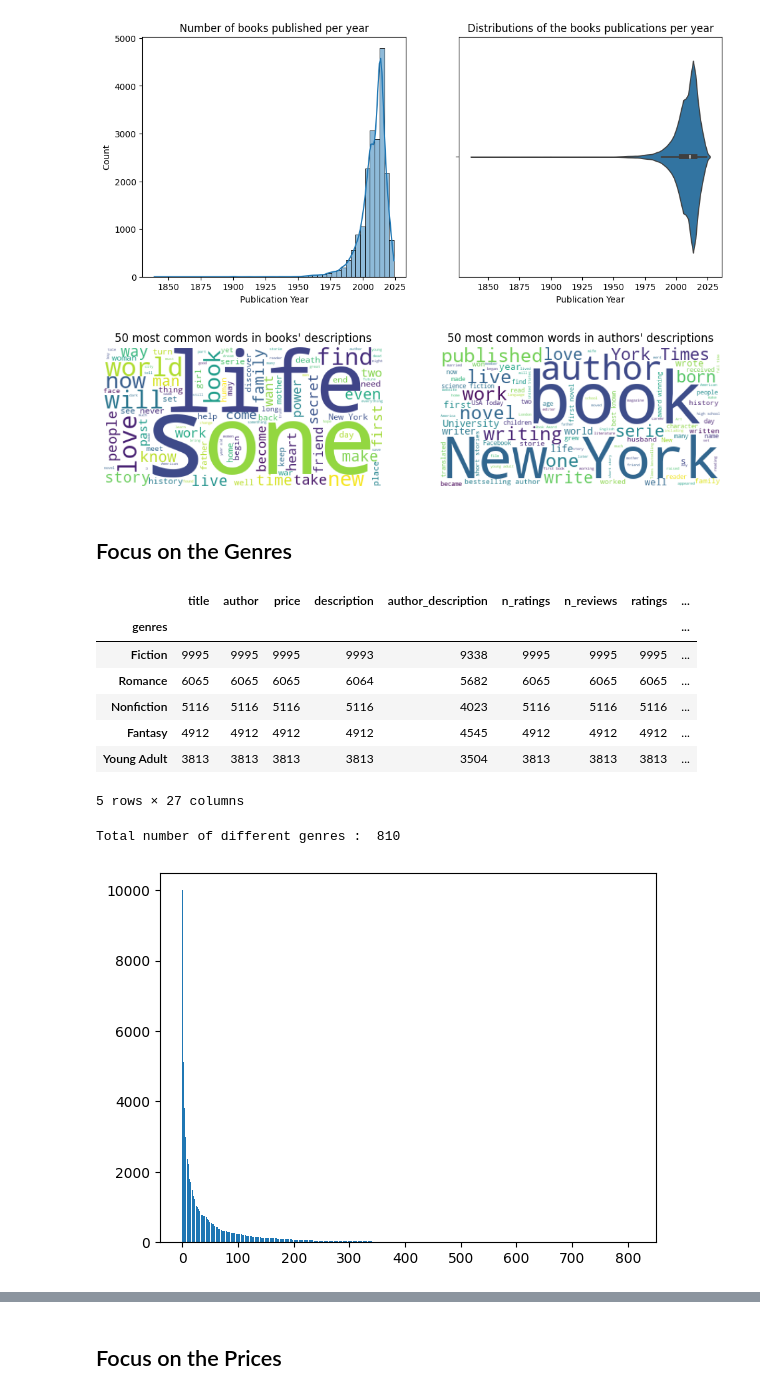
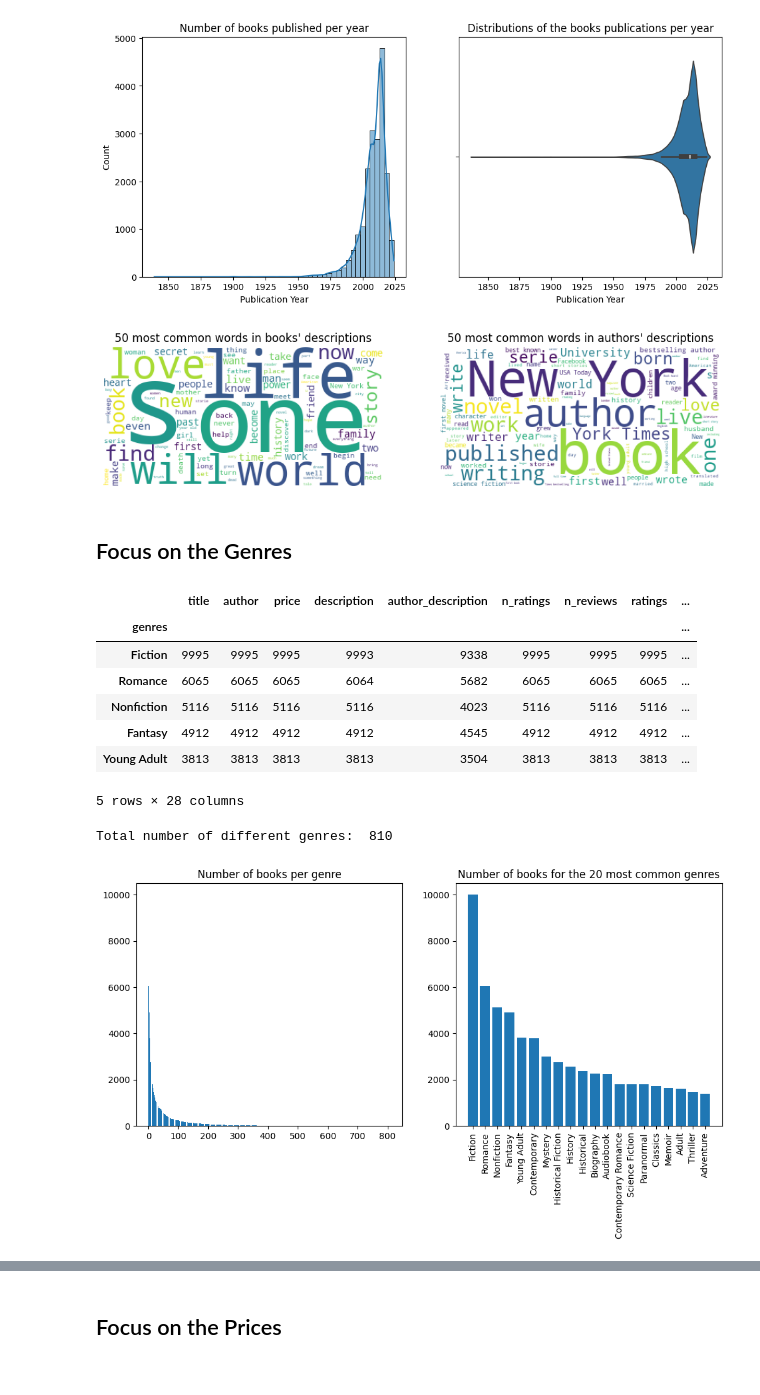
Before and after one commit to Ethan2541/Projet-DALAS, a Jupyter notebook: src/eda.ipynb, the cells around one changed output, grey strips where cells are left out. Cells and saved outputs as stored; diff of their text form; code cells hidden in the pictures.

```diff
--- a/src/eda.ipynb
+++ b/src/eda.ipynb
@@ -23,7 +18,9 @@ Before exploring our data, it is crucial to first clean it and remove any duplic
 # %%
 df = pd.read_csv("./../data/goodreads_data.csv", converters={"genres": lambda x: x[1:-1].split(",")})
 df["publication_date"] = pd.to_datetime(df["published"].apply(lambda x: " ".join(str(x).split()[:3])), errors="coerce")
-df["publication_year"] = df["publication_date"].dt.year.astype("Int64")
+df["publication_year"] = df["publication_date"].dt.year.astype("float")
+df["n_pages"] = df["pages_format"].apply(lambda x: int(x.split()[0]) if x.split()[0].isdigit() else np.nan).astype("float")
+df["format"] = df["pages_format"].apply(lambda x: x.replace("Kindle Edition", "Kindle").split()[-1].lower() if x.replace("Kindle Edition", "Kindle").split()[-1].lower() in ["hardcover", "paperback", "ebook", "audiobook", "audio", "cd", "kindle"] else "other").astype("category")
 
 dic_rating = {1: "one_star", 2: "two_stars", 3: "three_stars", 4: "four_stars", 5: "five_stars"}
 for key, value in dic_rating.items():
@@ -145,7 +307,7 @@ plt.axis("off")
 
 plt.show()
 # %% [output]
-[figure, old version]
+[figure, new version]
 # %% [markdown]
 ## Focus on the Genres
 # %%
@@ -165,16 +327,27 @@ genres_number_of_books.head(5)
 | Nonfiction | 5116 | 5116 | 5116 | 5116 | 4023 | 5116 | 5116 | 5116 | ... |
 | Fantasy | 4912 | 4912 | 4912 | 4912 | 4545 | 4912 | 4912 | 4912 | ... |
 | Young Adult | 3813 | 3813 | 3813 | 3813 | 3504 | 3813 | 3813 | 3813 | ... |
-5 rows × 27 columns
+5 rows × 28 columns
 # %%
 genres_list = np.unique(df_genres["genres"])
-print("Total number of different genres : ", len(genres_list))
+print("Total number of different genres: ", len(genres_list))
 
 genres_dict = {genre: i for i, genre in enumerate(genres_list)}
 genres_counts = df_genres["genres"].value_counts()
 
+plt.subplots(1, 2, figsize=(12, 5))
+
+plt.subplot(1, 2, 1)
+plt.title("Number of books per genre")
 plt.bar(x=np.arange(len(genres_list)), height=genres_counts, align="center")
+
+plt.subplot(1, 2, 2)
+most_common_genres_counts = genres_counts.head(20)
+plt.title("Number of books for the 20 most common genres")
+plt.bar(x=np.arange(len(most_common_genres_counts)), height=most_common_genres_counts, align="center")
+plt.xticks(np.arange(len(most_common_genres_counts)), most_common_genres_counts.index, rotation=90)
+
 plt.show()
 # %% [output]
-Total number of different genres :  810
+Total number of different genres:  810
-[figure, old version]
+[figure, new version]
```
Also changed, not shown: parts of 26 cells of this notebook, 5 other files.
